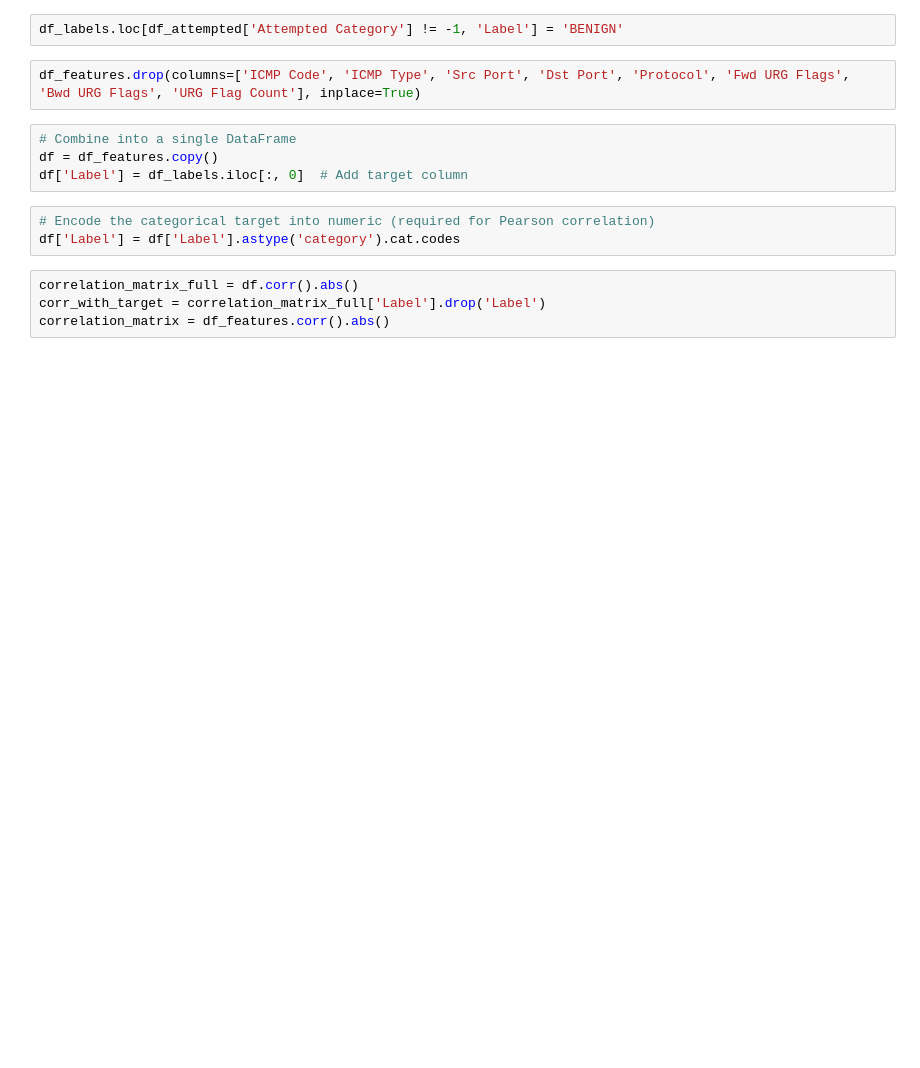
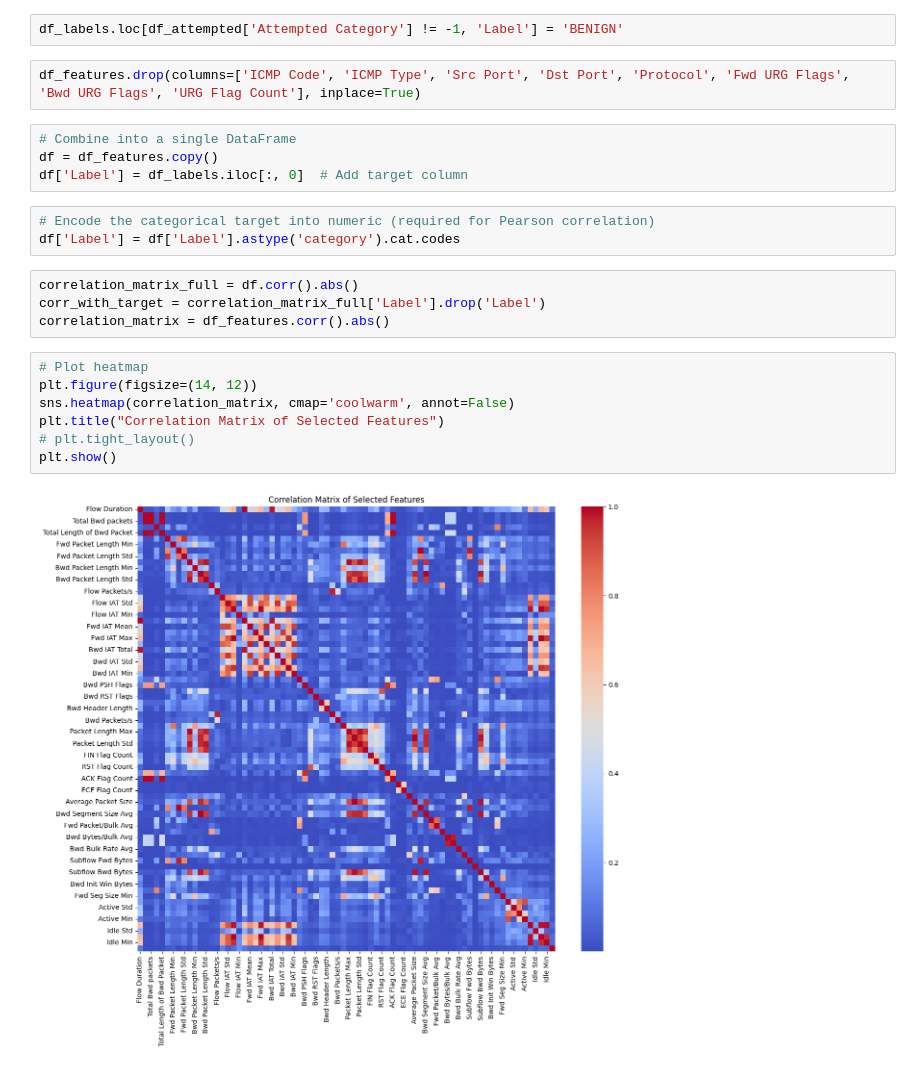
Before and after one commit to sav-1305/CIC-IDS-2017-ML-Optimization, a Jupyter notebook: 2.2-Correlation-FS.ipynb, the cells around one changed output. Saved outputs shown, nothing was run; the diff lists cells and outputs as text; blank space fills up the shorter version.

```diff
--- a/2.2-Correlation-FS.ipynb
+++ b/2.2-Correlation-FS.ipynb
@@ -22,3 +22,12 @@ df['Label'] = df['Label'].astype('category').cat.codes
 correlation_matrix_full = df.corr().abs()
 corr_with_target = correlation_matrix_full['Label'].drop('Label')
 correlation_matrix = df_features.corr().abs()
+# %%
+# Plot heatmap
+plt.figure(figsize=(14, 12))
+sns.heatmap(correlation_matrix, cmap='coolwarm', annot=False)
+plt.title("Correlation Matrix of Selected Features")
+# plt.tight_layout()
+plt.show()
+# %% [output]
+[figure, added]
```
Also changed, not shown: parts of 10 cells of this notebook, 3 other files.
